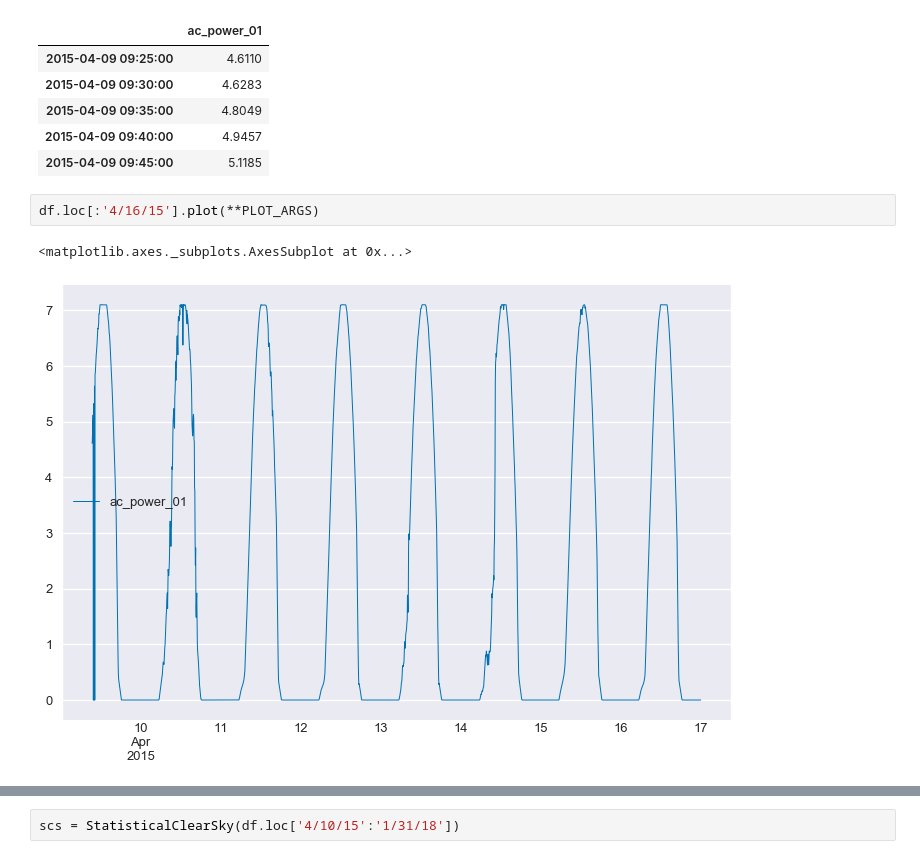
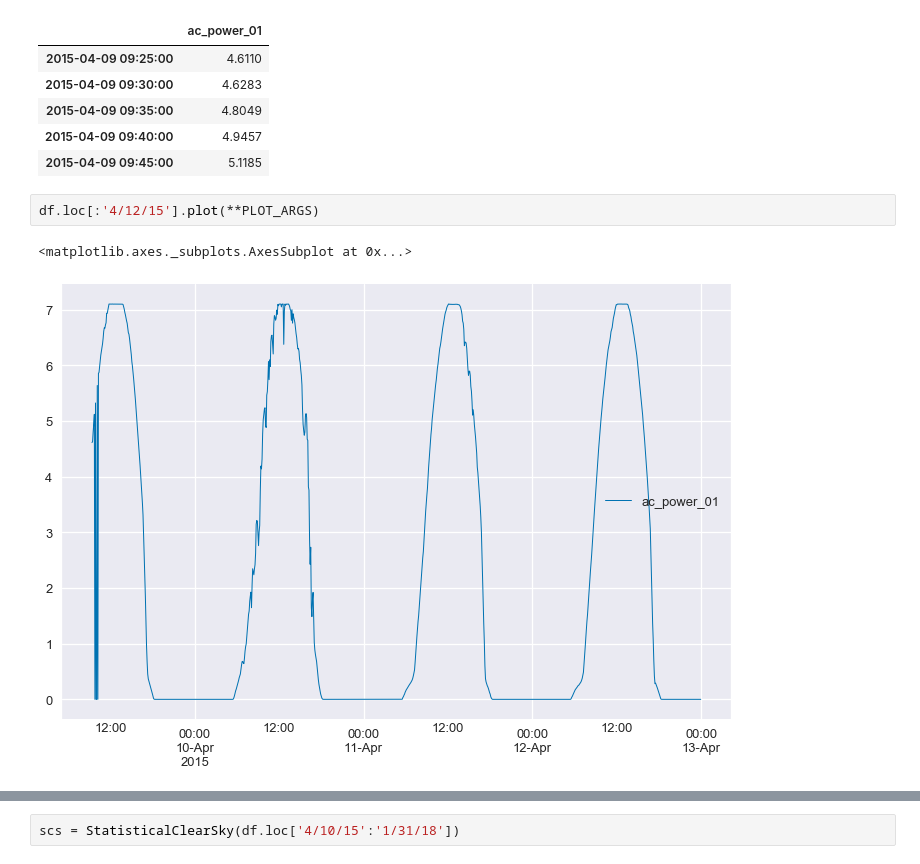
Before and after one commit to slacgismo/StatisticalClearSky, a Jupyter notebook: S47_deeper_look.ipynb, the cells around one changed output, grey strips where cells are left out. Drawn from its saved outputs; the diff is of its cells as text.

```diff
--- a/S47_deeper_look.ipynb
+++ b/S47_deeper_look.ipynb
@@ -43,7 +43,7 @@ df.head()
 | 2015-04-09 09:40:00 | 4.9457 |
 | 2015-04-09 09:45:00 | 5.1185 |
 # %%
-df.loc[:'4/16/15'].plot(**PLOT_ARGS)
+df.loc[:'4/12/15'].plot(**PLOT_ARGS)
 # %% [output]
 <matplotlib.axes._subplots.AxesSubplot at 0x...>
-[figure, old version]
+[figure, new version]
```
Also changed, not shown: parts of 3 cells of this notebook, 1 other file.
